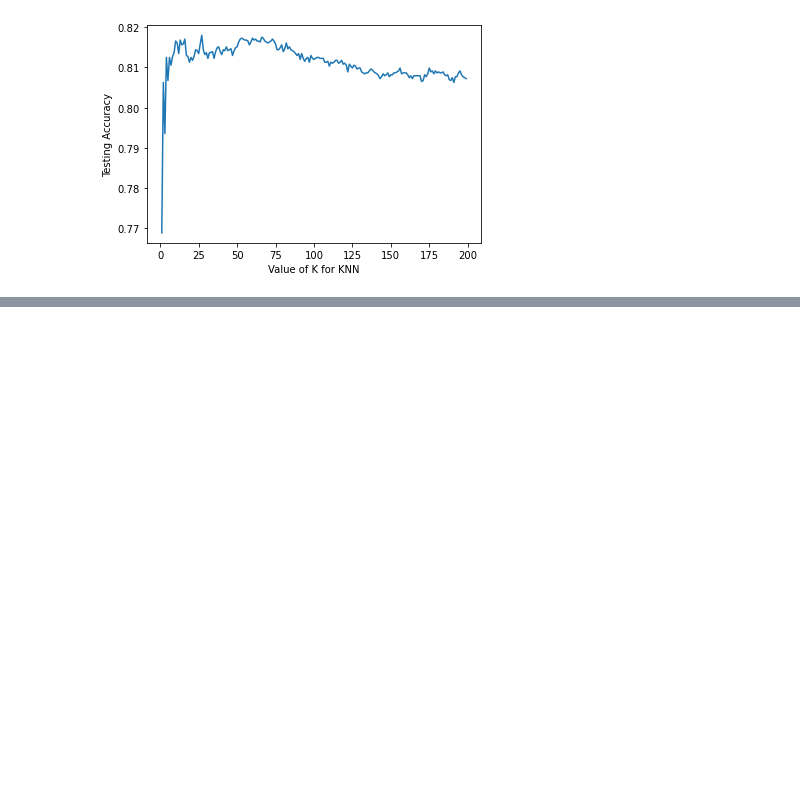
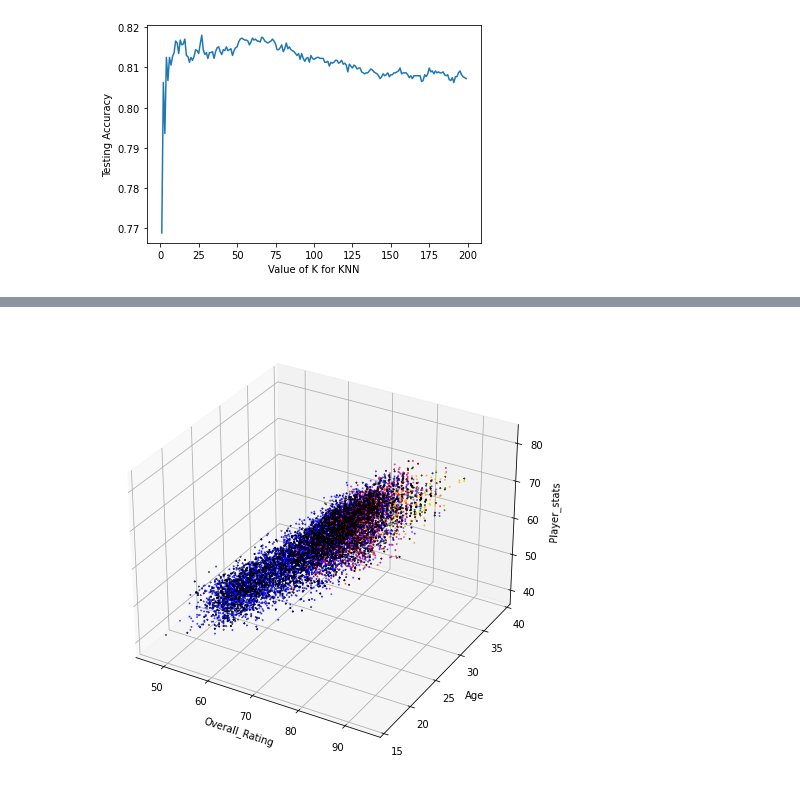
Before and after one commit to COGS118A/Group018-Sp22, a Jupyter notebook: COGS 118A Project Final Checkpoint.ipynb, the cells around one changed output, grey strips where cells are left out. Drawn from its saved outputs; the diff is of its cells as text; code cells hidden in the pictures; blank space fills up the shorter version.

Commit message:
Created predicted contracts

```diff
--- a/COGS 118A Project Final Checkpoint.ipynb
+++ b/COGS 118A Project Final Checkpoint.ipynb
@@ -570,0 +597,13 @@ print(kfold_max_index)
+# %%
+knn = KNeighborsClassifier(n_neighbors=max_knn)
+knn.fit(X,y)
+
+# Create predictions of each row
+y_predict = knn.predict(X)
+results = X.copy()
+results['True Wage Group'] = knn_dfs['wage_num']
+results["Predicted Wage Group"] = y_predict
+# %%
+# Add current contracts to wage group
+results['True Contract'] = all_dfs['Wage_usd']
+results
@@ -570,0 +681,29 @@ print(kfold_max_index)
+# %%
+# Plotting KNN model of best KNN value
+# x-axis: overall_rating
+# y-axis: age
+# z-axis: player_stats
+# different colors: wage_cat
+
+fig = plt.figure(figsize=(10,8))
+ax = plt.axes(projection="3d")
+
+ax.scatter3D(X_train['Overall_Rating'],
+             X_train['Age'],
+             X_train['Player_stats'],
+             c=y_train.apply(getRGB),
+             cmap='hsv', marker='o', s=1)
+
+sample = results.sample(frac=0.3)
+ax.scatter3D(sample['Overall_Rating'],
+             sample['Age'],
+             sample['Player_stats'],
+             c='k',
+             marker='x', s=1)
+
+ax.set_xlabel('Overall_Rating')
+ax.set_ylabel('Age')
+ax.set_zlabel('Player_stats')
+plt.show()
+# %% [output]
+[figure, added]
```
Also changed, not shown: parts of 14 cells of this notebook.
